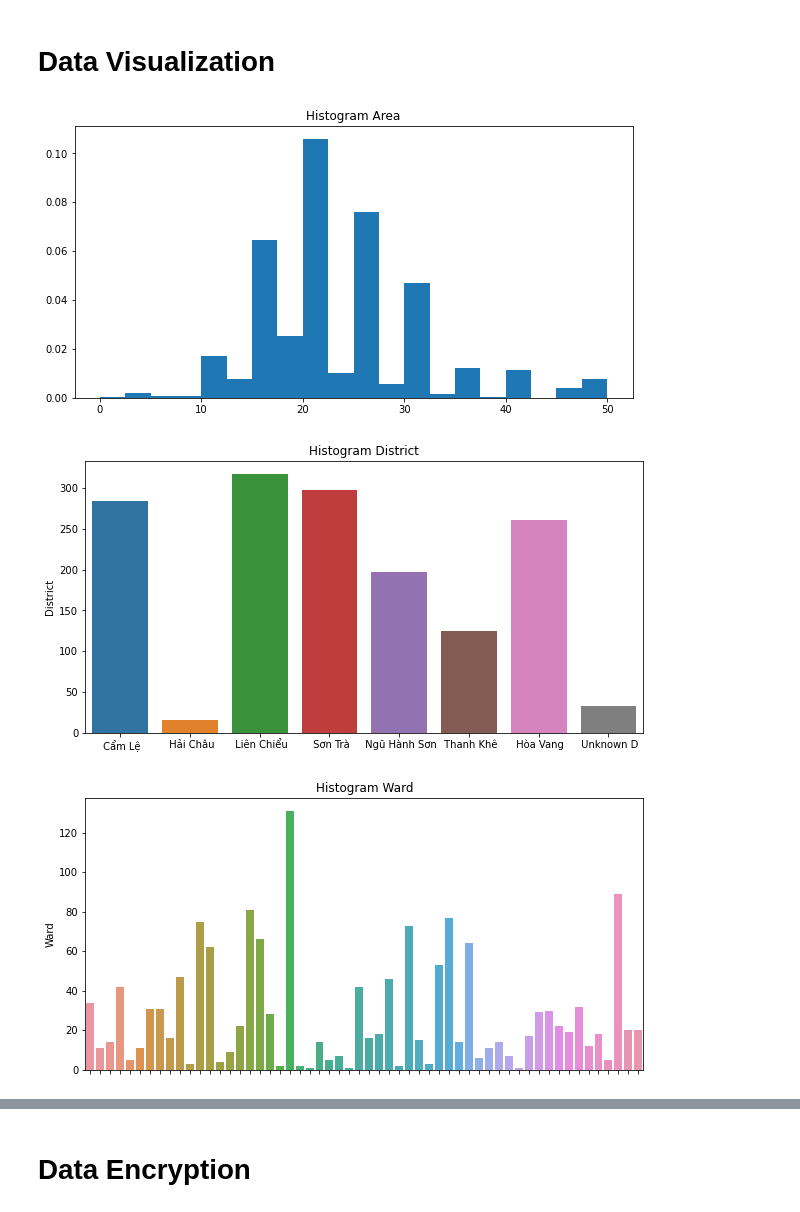
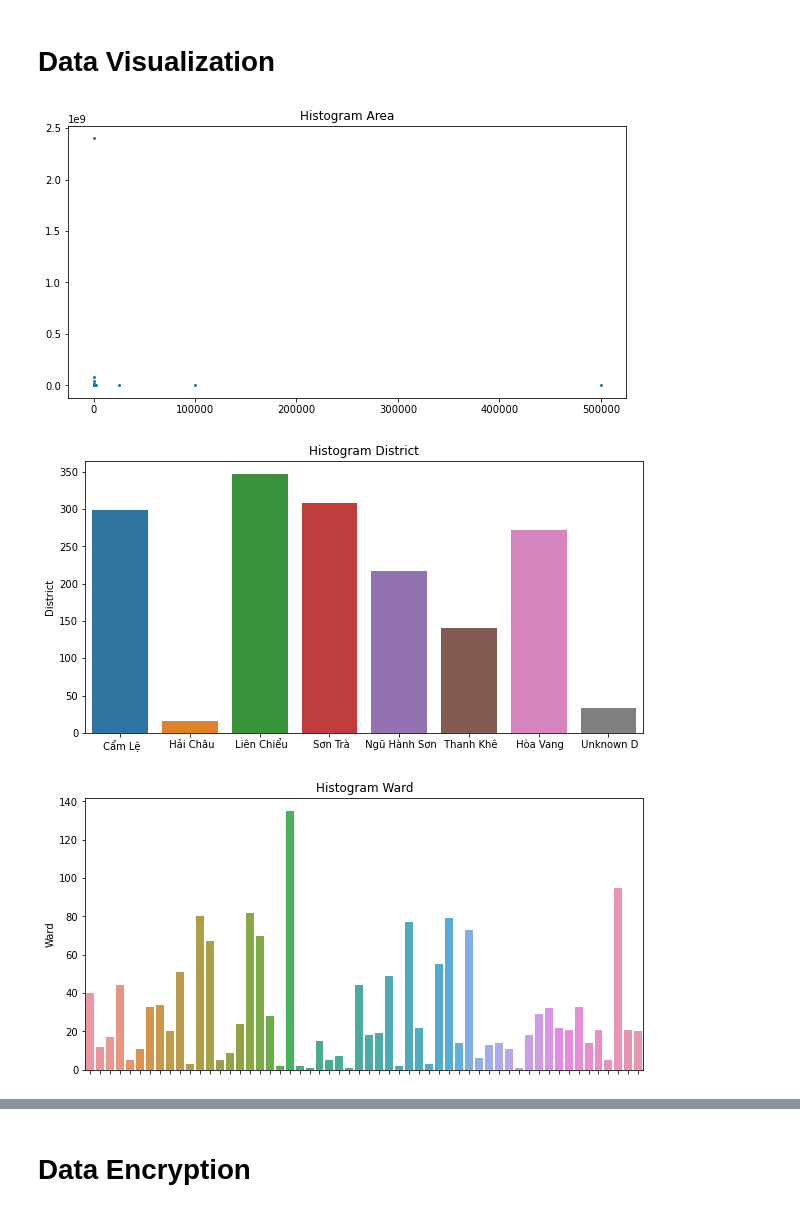
Before and after one commit to Boonichi/PredictMotelPriceinDN, a Jupyter notebook: main.ipynb, the cells around one changed output, grey strips where cells are left out. Cells and saved outputs as stored; diff of their text form; code cells hidden in the pictures.

```diff
--- a/main.ipynb
+++ b/main.ipynb
@@ -76,30 +76,28 @@ District     0
 dtype: int64
 # %%
 #Removing Outlier in Feature Area
-cols = ['Area','Price']
-
-Q1 = Dataset[cols].quantile(0.2)
-Q3 = Dataset[cols].quantile(0.8)
+Q1 = Dataset.quantile(0.1)
+Q3 = Dataset.quantile(0.9)
 IQR = Q3 - Q1
 
-Dataset = Dataset[~((Dataset[cols] < (Q1 - 1.5 * IQR)) |(Dataset[cols] > (Q3 + 1.5 * IQR))).any(axis=1)]
+Dataset = Dataset[~((Dataset < (Q1 - 1.5 * IQR)) |(Dataset > (Q3 + 1.5 * IQR))).any(axis=1)]
 # %% [markdown]
 # Data Visualization
 # %%
 #Visualizing Area Feature
 plt.figure(figsize = (10,5))
-plt.hist(x = Dataset['Area'], bins = 20, density=True)
+plt.scatter(x = Dataset['Area'], y = Dataset['Price'],s = 4)
 plt.title("Histogram Area")
 plt.show()
 # %% [output]
-[figure, old version]
+[figure, new version]
 # %%
 plt.figure(figsize = (10,5))
 sns.barplot(x = Dataset['District'].unique(),y = Dataset.groupby('District')['District'].count())
 plt.title("Histogram District")
 plt.show()
 # %% [output]
-[figure, old version]
+[figure, new version]
 # %%
 fig = plt.figure(figsize = (10,5))
 g = sns.barplot(x = Dataset['Ward'].unique(),y = Dataset.groupby('Ward')['Ward'].count())
@@ -107,7 +105,7 @@ g.set(xticklabels=[])
 plt.title("Histogram Ward")
 plt.show()
 # %% [output]
-[figure, old version]
+[figure, new version]
 # %%
 fig = plt.figure(figsize = (10,5))
 sns.barplot(x = Dataset['Furniture'].unique(),y = Dataset.groupby('Furniture')['Furniture'].count())
```
Also changed, not shown: parts of 10 cells of this notebook.
